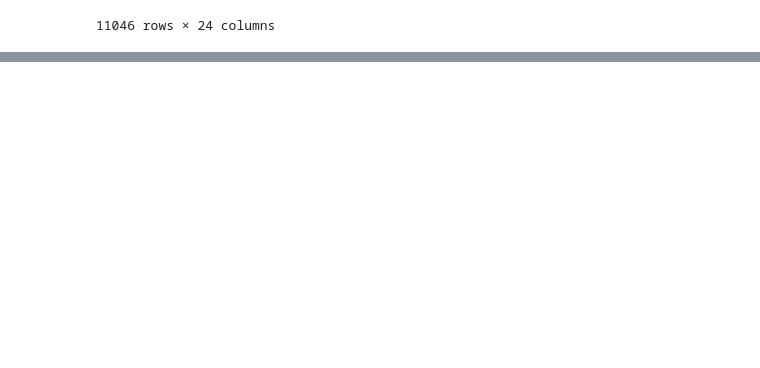
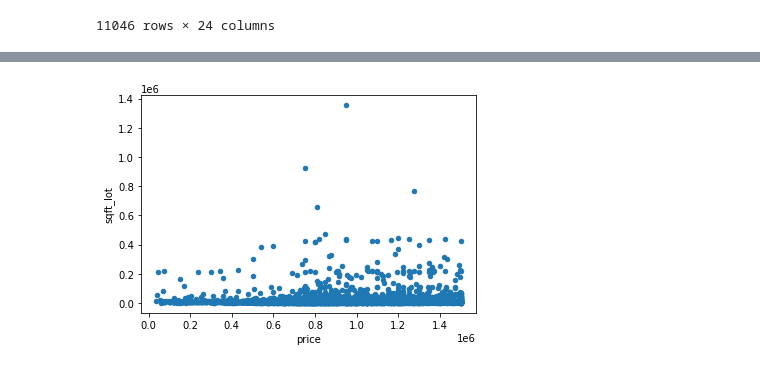
Before and after one commit to aokdata/King-County-House-Sales-, a Jupyter notebook: Ashley/Ash Workbook.ipynb, the cells around one changed output, grey strips where cells are left out. Cells and saved outputs as stored; diff of their text form; code cells hidden in the pictures; blank space fills up the shorter version.

```diff
--- a/Ashley/Ash Workbook.ipynb
+++ b/Ashley/Ash Workbook.ipynb
@@ -312,0 +329,3 @@ kc_family_house_df
+# %%
+final_kc_df = pd.read_csv('/Users/aheinke/Documents/Flatiron/NYC-DS-010923/Phase_2/Phase2_Final_Proj/final_kc.csv')
+final_kc_df
@@ -312,0 +379,2 @@ kc_family_house_df
+# %%
+final_kc_df = final_kc_df.drop(['Unnamed: 0', 'id', 'date', 'address', 'lat', 'long', 'zipcodes', 'waterfront', 'greenbelt', 'view', 'yr_built', 'yr_renovated'], axis = 1)
@@ -312,0 +421,4 @@ kc_family_house_df
+# %%
+final_kc_df.plot(x='price', y='sqft_lot', kind='scatter');
+# %% [output]
+[figure, added]
```
Also changed, not shown: parts of 89 cells of this notebook.
